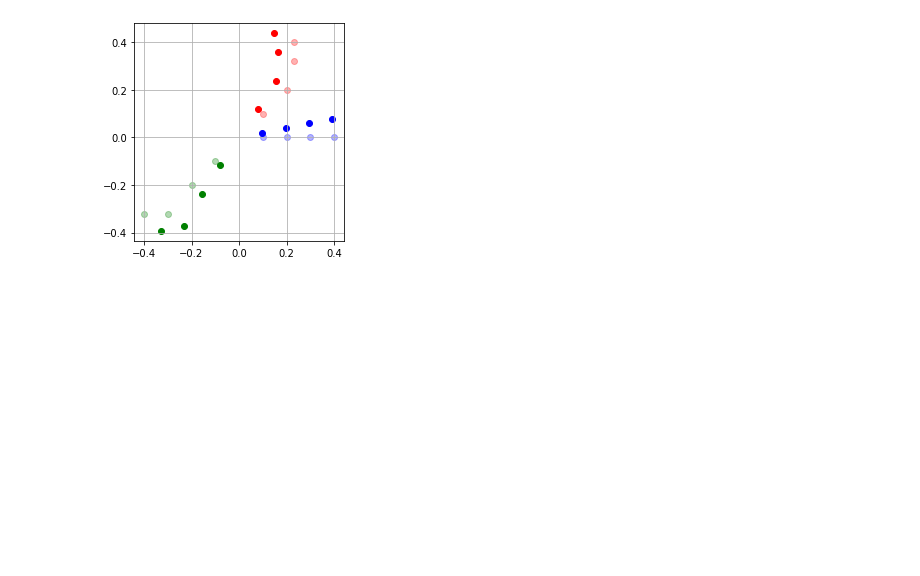
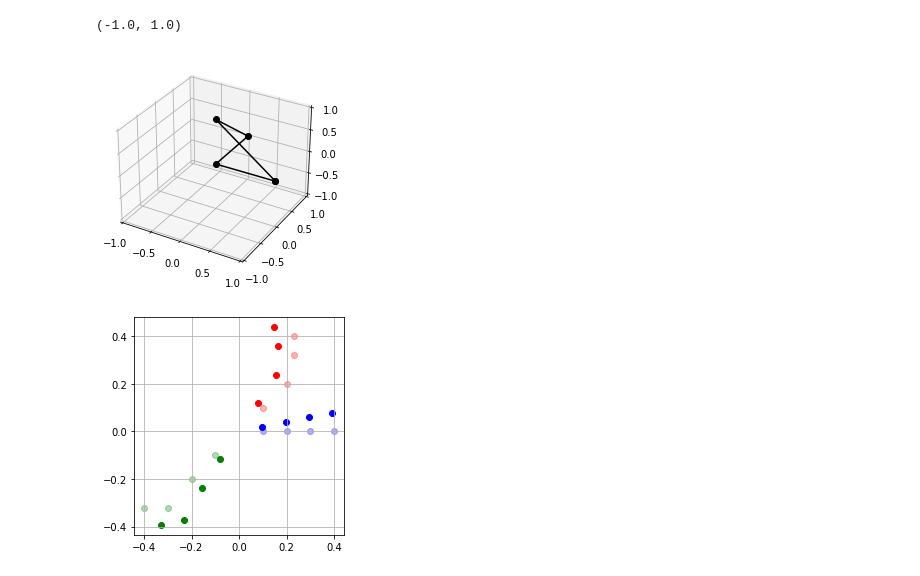
Before and after one commit to fireofearth/document, a Jupyter notebook: python/doc.rotations.ipynb, the cells around one changed output. Cells and saved outputs as stored; diff of their text form; code cells hidden in the pictures; blank space fills up the shorter version.

```diff
--- a/python/doc.rotations.ipynb
+++ b/python/doc.rotations.ipynb
@@ -12,6 +12,28 @@ import matplotlib.patches as patches
 import matplotlib.pyplot as plt
 import matplotlib.collections as mc
 from matplotlib.path import Path
+# %%
+# 3D rotations
+fig = plt.figure()
+ax = fig.add_subplot(projection='3d')
+
+v = np.array([
+    [1, 0, 0],
+    [0, 0, 0],
+    [0, 1, 0],
+    [0, 0, 1],
+    [1, 0, 0],
+])
+ax.plot(*v.T, '-ko')
+
+r = scipy.spatial.transform.from_quat()
+
+ax.set_xlim([-1,1])
+ax.set_ylim([-1,1])
+ax.set_zlim([-1,1])
+# %% [output]
+(-1.0, 1.0)
+[figure, added]
 # %%
 # 2D rotations
 def rotation_2d(theta):
```
Also changed, not shown: 10 other files.
